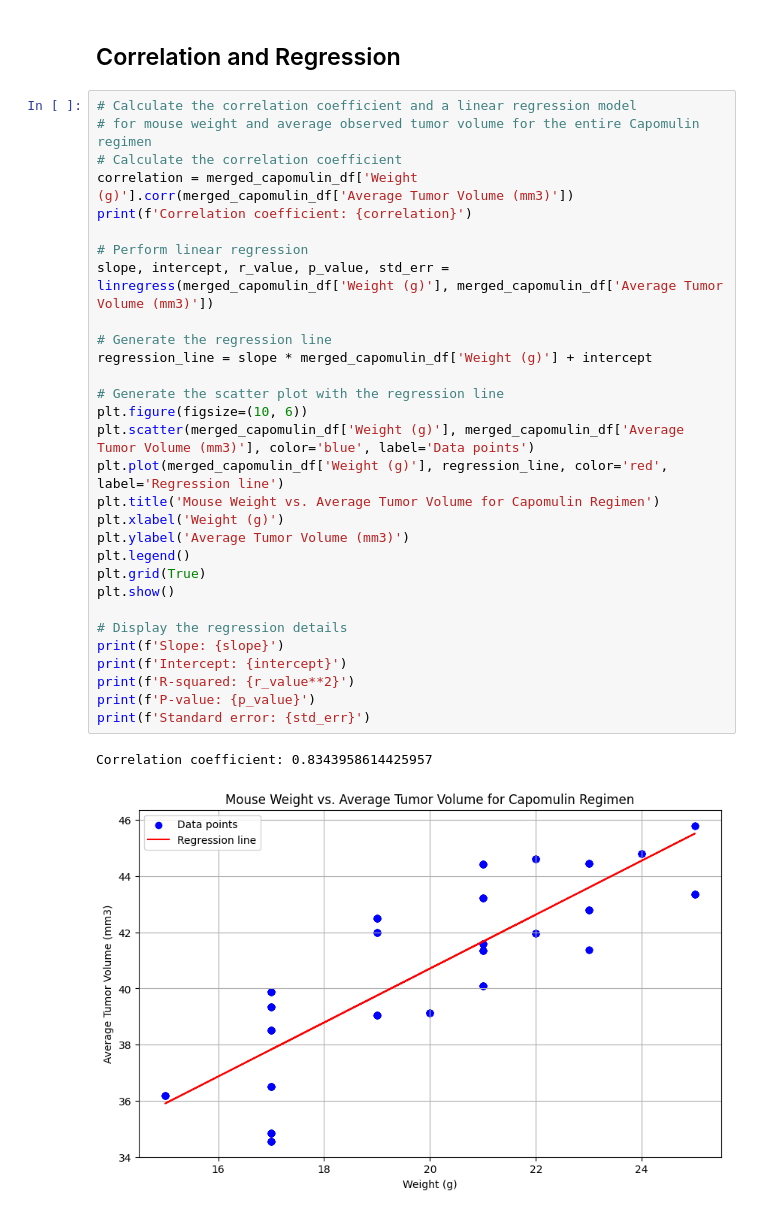
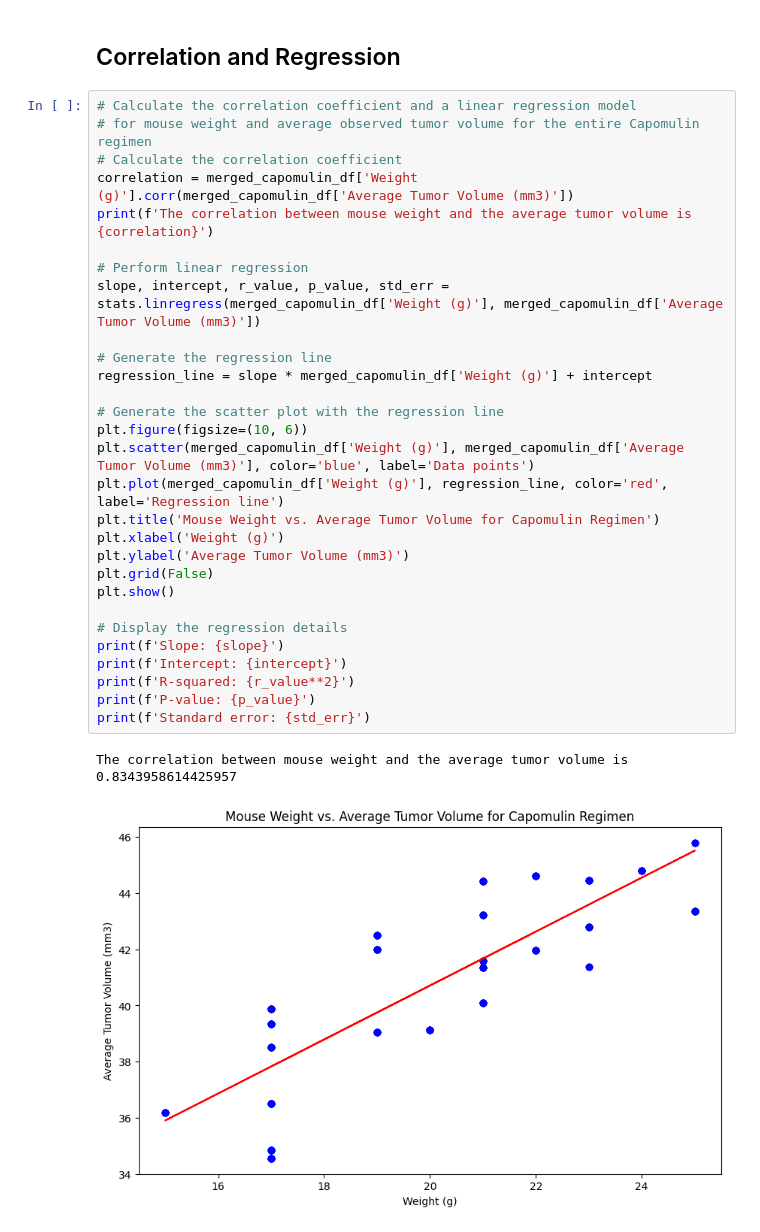
Before and after one commit to TheresaFregoso/python-Data-Visualization, a Jupyter notebook: pymaceuticals.ipynb, the cells around one changed output. Saved outputs shown, nothing was run; the diff lists cells and outputs as text.

```diff
--- a/pymaceuticals.ipynb
+++ b/pymaceuticals.ipynb
@@ -272,36 +304,35 @@ plt.show()
 # %%
 # Calculate the correlation coefficient and a linear regression model
 # for mouse weight and average observed tumor volume for the entire Capomulin regimen
 # Calculate the correlation coefficient
 correlation = merged_capomulin_df['Weight (g)'].corr(merged_capomulin_df['Average Tumor Volume (mm3)'])
-print(f'Correlation coefficient: {correlation}')
+print(f'The correlation between mouse weight and the average tumor volume is {correlation}')
 
 # Perform linear regression
-slope, intercept, r_value, p_value, std_err = linregress(merged_capomulin_df['Weight (g)'], merged_capomulin_df['Average Tumor Volume (mm3)'])
+slope, intercept, r_value, p_value, std_err = stats.linregress(merged_capomulin_df['Weight (g)'], merged_capomulin_df['Average Tumor Volume (mm3)'])
 
 # Generate the regression line
 regression_line = slope * merged_capomulin_df['Weight (g)'] + intercept
 
 # Generate the scatter plot with the regression line
 plt.figure(figsize=(10, 6))
 plt.scatter(merged_capomulin_df['Weight (g)'], merged_capomulin_df['Average Tumor Volume (mm3)'], color='blue', label='Data points')
 plt.plot(merged_capomulin_df['Weight (g)'], regression_line, color='red', label='Regression line')
 plt.title('Mouse Weight vs. Average Tumor Volume for Capomulin Regimen')
 plt.xlabel('Weight (g)')
 plt.ylabel('Average Tumor Volume (mm3)')
-plt.legend()
-plt.grid(True)
+plt.grid(False)
 plt.show()
 
 # Display the regression details
 print(f'Slope: {slope}')
 print(f'Intercept: {intercept}')
 print(f'R-squared: {r_value**2}')
 print(f'P-value: {p_value}')
 print(f'Standard error: {std_err}')
 # %% [output]
-Correlation coefficient: 0.8343958614425957
+The correlation between mouse weight and the average tumor volume is 0.8343958614425957
-[figure, old version]
+[figure, new version]
 Slope: 0.9609669432428362
 Intercept: 21.48982721329954
 R-squared: 0.6962164535925314
```
Also changed, not shown: parts of 10 cells of this notebook.
